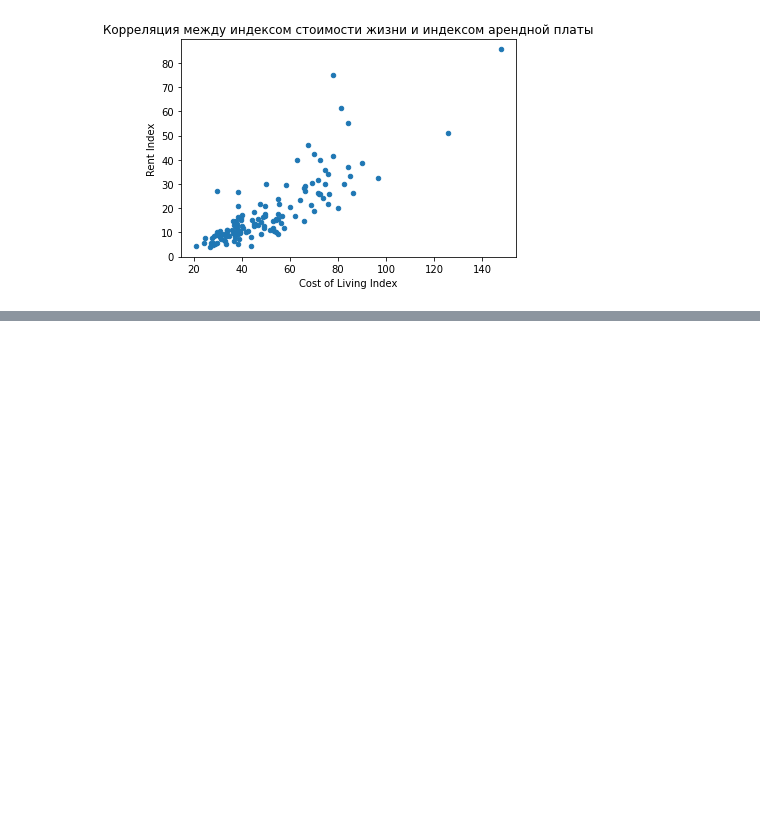
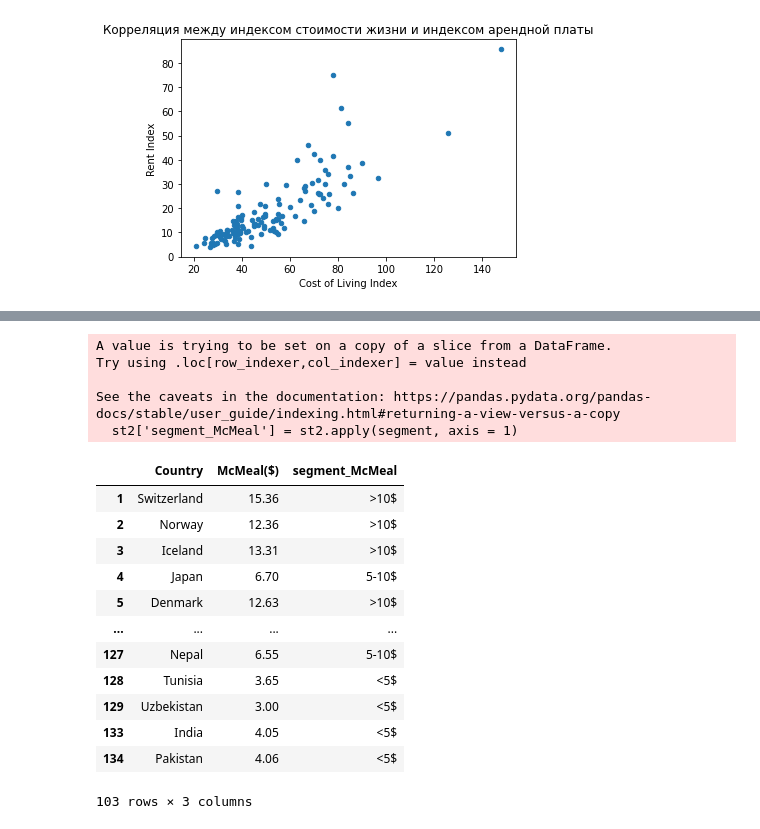
Before and after one commit to Kira1908/homework, a Jupyter notebook: HW_stat_EDA.ipynb, the cells around one changed output, grey strips where cells are left out. Saved outputs shown, nothing was run; the diff lists cells and outputs as text; code cells hidden in the pictures; blank space fills up the shorter version.

```diff
--- a/HW_stat_EDA.ipynb
+++ b/HW_stat_EDA.ipynb
@@ -61,0 +81,22 @@ IndexError: .iloc requires numeric indexers, got ['Bermuda' 'Norway']
+# %%
+st2['segment_McMeal'] = st2.apply(segment, axis = 1)
+st2
+# %% [output]
+A value is trying to be set on a copy of a slice from a DataFrame.
+Try using .loc[row_indexer,col_indexer] = value instead
+
+See the caveats in the documentation: https://pandas.pydata.org/pandas-docs/stable/user_guide/indexing.html#returning-a-view-versus-a-copy
+  st2['segment_McMeal'] = st2.apply(segment, axis = 1)
+|  | Country | McMeal($) | segment_McMeal |
+| 1 | Switzerland | 15.36 | >10$ |
+| 2 | Norway | 12.36 | >10$ |
+| 3 | Iceland | 13.31 | >10$ |
+| 4 | Japan | 6.70 | 5-10$ |
+| 5 | Denmark | 12.63 | >10$ |
+| ... | ... | ... | ... |
+| 127 | Nepal | 6.55 | 5-10$ |
+| 128 | Tunisia | 3.65 | <5$ |
+| 129 | Uzbekistan | 3.00 | <5$ |
+| 133 | India | 4.05 | <5$ |
+| 134 | Pakistan | 4.06 | <5$ |
+103 rows × 3 columns
```
Also changed, not shown: parts of 13 cells of this notebook.
